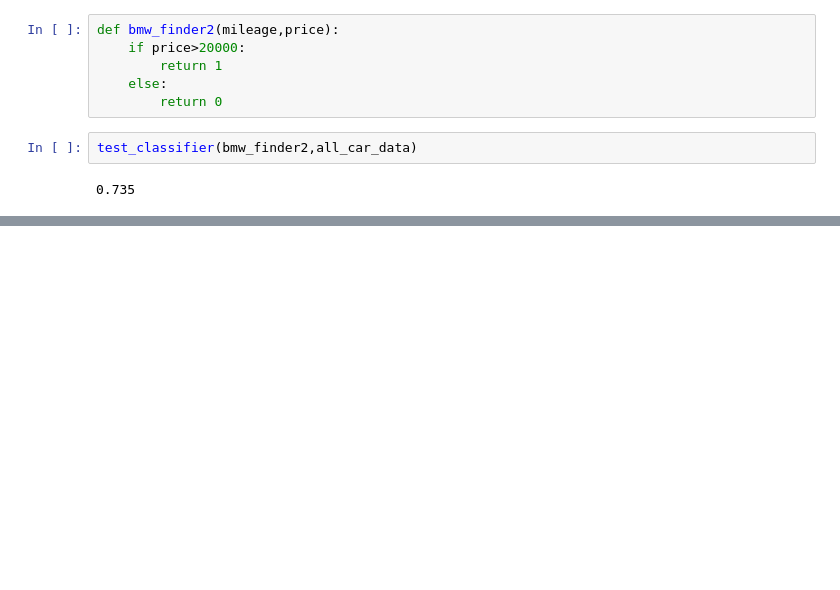
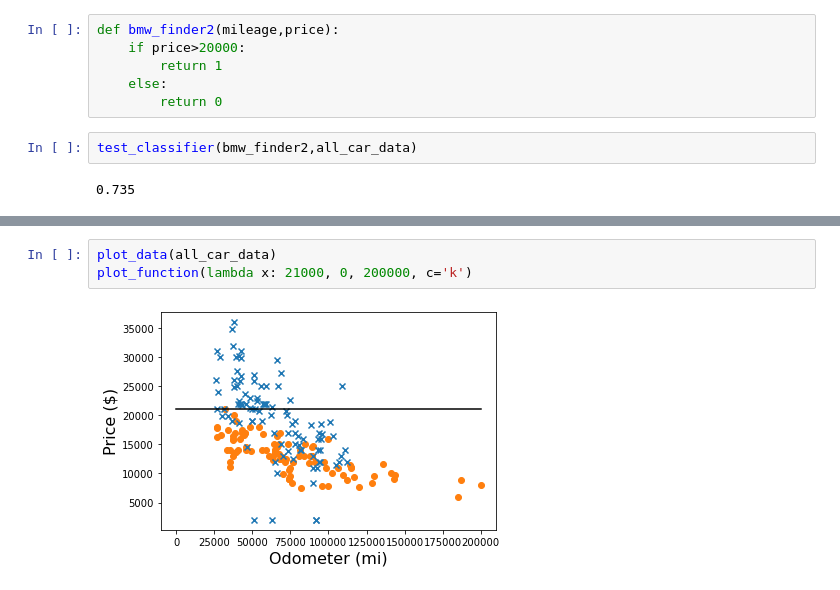
Before and after one commit to Sakurajima-sight/Mathematics-for-programmers-Python, a Jupyter notebook: Chapter 15/Untitled.ipynb, the cells around one changed output, grey strips where cells are left out. Drawn from its saved outputs; the diff is of its cells as text; blank space fills up the shorter version.

```diff
--- a/Chapter 15/Untitled.ipynb
+++ b/Chapter 15/Untitled.ipynb
@@ -92,0 +114,5 @@ test_classifier(bmw_finder2,all_car_data)
+# %%
+plot_data(all_car_data)
+plot_function(lambda x: 21000, 0, 200000, c='k')
+# %% [output]
+[figure, added]
```
Also changed, not shown: parts of 34 cells of this notebook.
